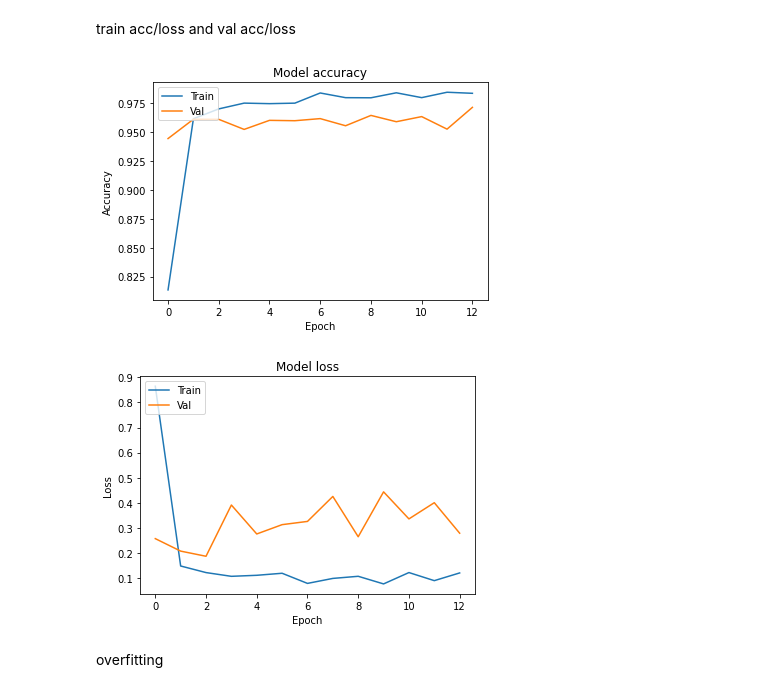
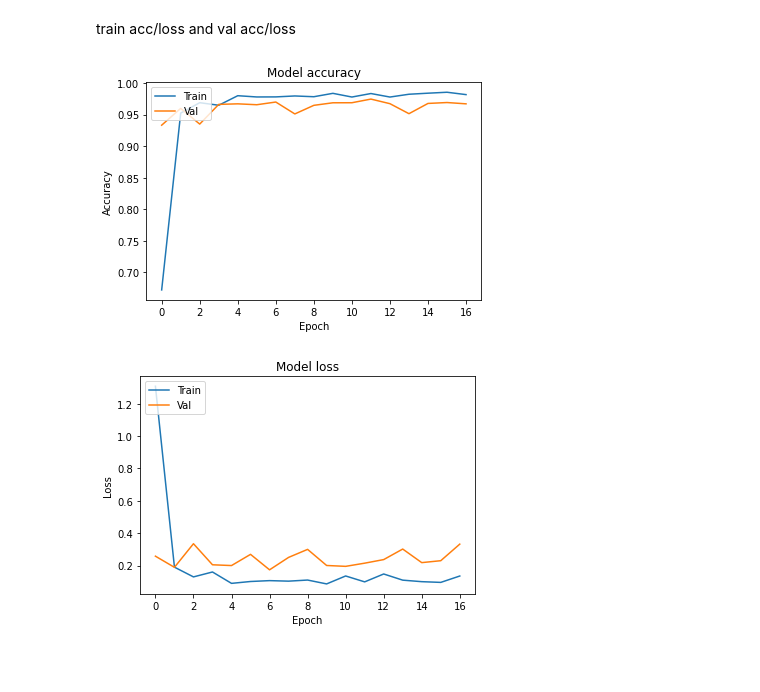
Before and after one commit to luoyuhan011/309CourseWork2, a Jupyter notebook: 309CourseWork2.ipynb, the cells around one changed output. Cells and saved outputs as stored; diff of their text form; code cells hidden in the pictures; blank space fills up the shorter version.

```diff
--- a/309CourseWork2.ipynb
+++ b/309CourseWork2.ipynb
@@ -115,18 +113,21 @@ model_checkpoint_callback = tf.keras.callbacks.ModelCheckpoint(
 # %%
-model = keras.models.Sequential([
-    keras.layers.Conv2D(filters=16, kernel_size=(5,5), activation='relu', input_shape=(30,30,3)),
-    keras.layers.Conv2D(filters=32, kernel_size=(3,3), activation='relu'),
+vgg = keras.models.Sequential([
+    keras.layers.Conv2D(filters=32, kernel_size=(3,3), activation='relu', padding='same', input_shape=(32,32,3)),
+    keras.layers.Conv2D(filters=64, kernel_size=(3,3), activation='relu', padding='same'),
     keras.layers.MaxPool2D(pool_size=(2, 2)),
 
-    keras.layers.Conv2D(filters=64, kernel_size=(3,3), activation='relu'),
-    keras.layers.Conv2D(filters=128, kernel_size=(3,3), activation='relu'),
+    keras.layers.Conv2D(filters=128, kernel_size=(3,3), activation='relu', padding='same'),
+    keras.layers.Conv2D(filters=256, kernel_size=(3,3), activation='relu', padding='same'),
     keras.layers.MaxPool2D(pool_size=(2, 2)),
 
     keras.layers.Flatten(),
+    keras.layers.Dense(512, activation='relu'),
+    keras.layers.Dropout(rate=0.5),
+
     keras.layers.Dense(256, activation='relu'),
     keras.layers.Dropout(rate=0.5),
 
     keras.layers.Dense(43, activation='softmax')
 ])
-model.summary()
+vgg.summary()
 # %% [output]
@@ -148,9 +149,9 @@ Trainable params: 633,803
 Non-trainable params: 0
 _________________________________________________________________
 # %%
-model.compile(loss = "sparse_categorical_crossentropy", optimizer="Adam", metrics = ["accuracy"])
+vgg.compile(loss = "sparse_categorical_crossentropy", optimizer="Adam", metrics = ["accuracy"])
 
 with tf.device('/GPU:0'):
-    history1 = model.fit(X_train, Y_train, epochs=50, validation_data=(X_test, Y_test), callbacks=[early_stopping_cb, model_checkpoint_callback])
+    history2 = vgg.fit(X_train, Y_train, epochs=50, validation_data=(X_test, Y_test), callbacks=[early_stopping_cb])
 # %% [output]
 Epoch 1/50
@@ -174,24 +175,22 @@ Epoch 13/50
 train acc/loss and val acc/loss
 # %%
 # Plot training & validation accuracy values
-plt.plot(history1.history['accuracy'])
-plt.plot(history1.history['val_accuracy'])
+plt.plot(history2.history['accuracy'])
+plt.plot(history2.history['val_accuracy'])
 plt.title('Model accuracy')
 plt.ylabel('Accuracy')
 plt.xlabel('Epoch')
 plt.legend(['Train', 'Val'], loc='upper left')
 plt.show()
 
 # Plot training & validation loss values
-plt.plot(history1.history['loss'])
-plt.plot(history1.history['val_loss'])
+plt.plot(history2.history['loss'])
+plt.plot(history2.history['val_loss'])
 plt.title('Model loss')
 plt.ylabel('Loss')
 plt.xlabel('Epoch')
 plt.legend(['Train', 'Val'], loc='upper left')
 plt.show()
 # %% [output]
-[figure, old version]
+[figure, new version]
-[figure, old version]
+[figure, new version]
-# %% [markdown]
-overfitting
```
Also changed, not shown: parts of 11 cells of this notebook.
